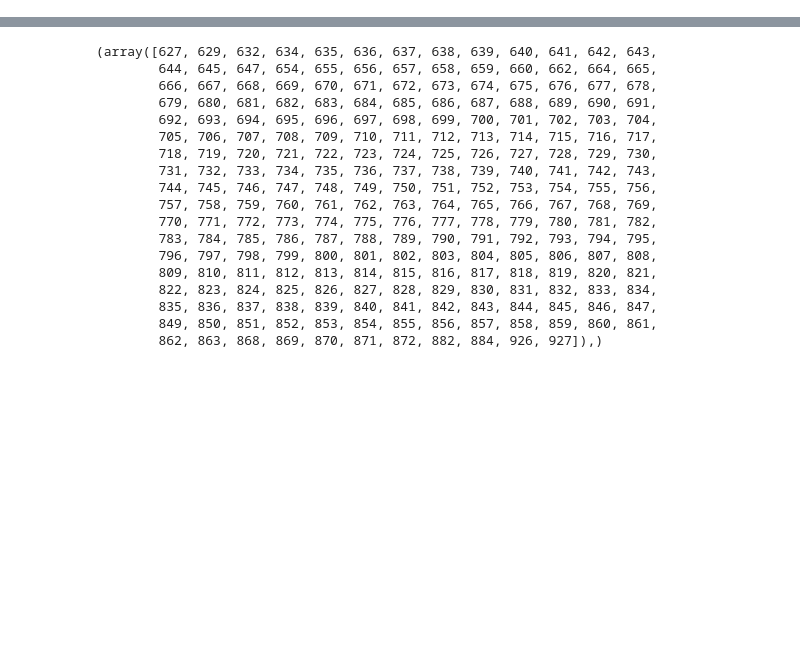
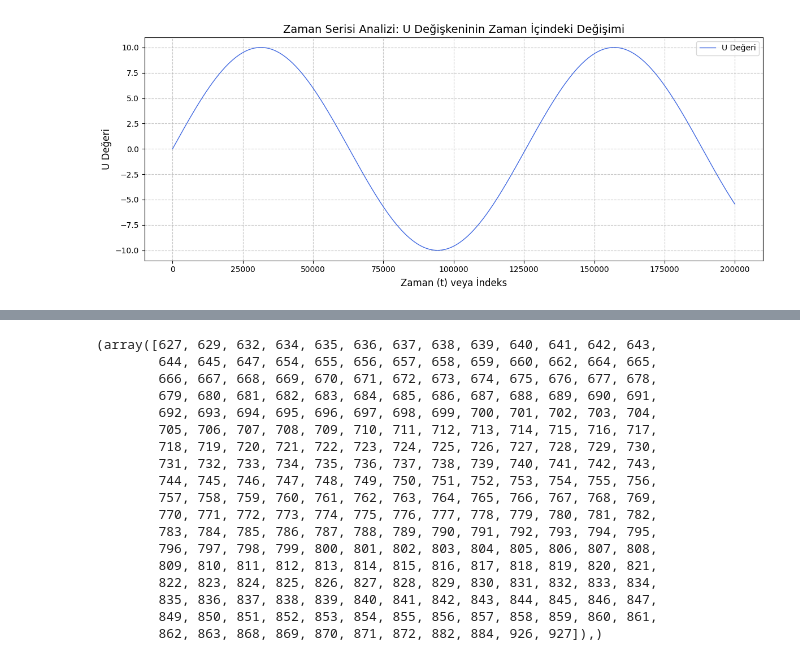
Before and after one commit to Batuhansaylam26/yl_project, a Jupyter notebook: notebooks/nolitsa.ipynb, the cells around one changed output, grey strips where cells are left out. Cells and saved outputs as stored; diff of their text form; code cells hidden in the pictures; blank space fills up the shorter version.

```diff
--- a/notebooks/nolitsa.ipynb
+++ b/notebooks/nolitsa.ipynb
@@ -22,0 +72,21 @@ plt.show()
+# %%
+import matplotlib.pyplot as plt
+
+# Grafiğin genel stili
+plt.figure(figsize=(12, 5))
+
+# T ve U sütunlarını çizdirelim
+# Not: Eğer datasetinde 'T' sütunu yoksa lorenze_df.index kullanabilirsin
+plt.plot(lorenze_df.index, lorenze_df['U'], color='royalblue', linewidth=1, label='U Değeri')
+
+# Grafik detayları
+plt.title('Zaman Serisi Analizi: U Değişkeninin Zaman İçindeki Değişimi', fontsize=14)
+plt.xlabel('Zaman (t) veya İndeks', fontsize=12)
+plt.ylabel('U Değeri', fontsize=12)
+plt.grid(True, linestyle='--', alpha=0.7)
+plt.legend()
+
+plt.tight_layout()
+plt.show()
+# %% [output]
+[figure, added]
```
Also changed, not shown: parts of 27 cells of this notebook, 6 other files.
